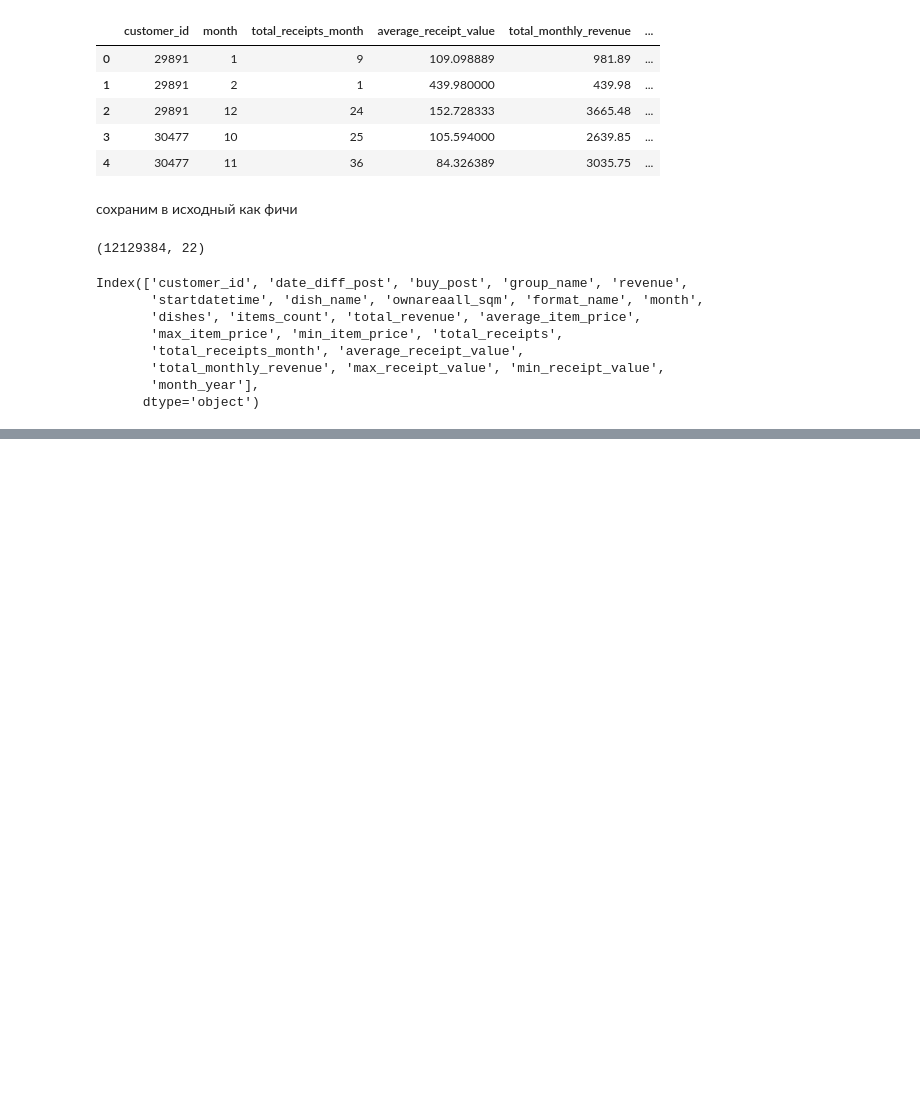
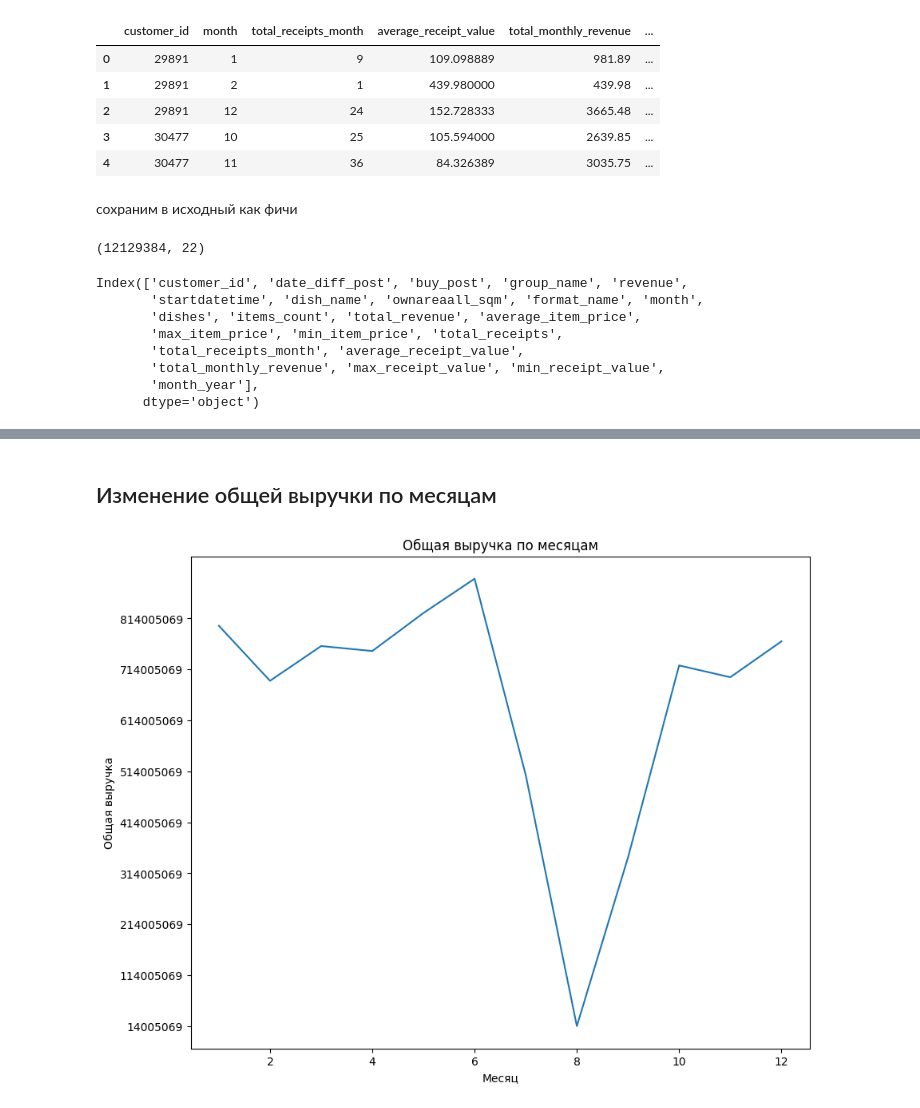
Before and after one commit to timur-nagimov/international_cp-burger_king-, a Jupyter notebook: EDA/EDA.ipynb, the cells around one changed output, grey strips where cells are left out. Cells and saved outputs as stored; diff of their text form; code cells hidden in the pictures; blank space fills up the shorter version.

```diff
--- a/EDA/EDA.ipynb
+++ b/EDA/EDA.ipynb
@@ -289,0 +315,25 @@ Index(['customer_id', 'date_diff_post', 'buy_post', 'group_name', 'revenue',
+# %% [markdown]
+## Изменение общей выручки по месяцам
+# %%
+import numpy as np
+
+monthly_revenue = train_df.groupby('month')['total_revenue'].sum()
+
+plt.figure(figsize=(10,8))
+plt.ticklabel_format(useOffset=False, style='plain') # отключаем научную нотацию
+
+# определяем минимальное и максимальное значения для оси Y
+y_min = monthly_revenue.min()
+y_max = monthly_revenue.max()
+
+# создаем массив значений с шагом, например, 10000000
+yticks_values = np.arange(y_min, y_max, 100000000)
+
+plt.yticks(yticks_values) # устанавливаем значения делений на оси Y
+
+monthly_revenue.plot(kind='line', title='Общая выручка по месяцам')
+plt.xlabel('Месяц')
+plt.ylabel('Общая выручка')
+plt.show()
+# %% [output]
+[figure, added]
```
Also changed, not shown: parts of 23 cells of this notebook.
